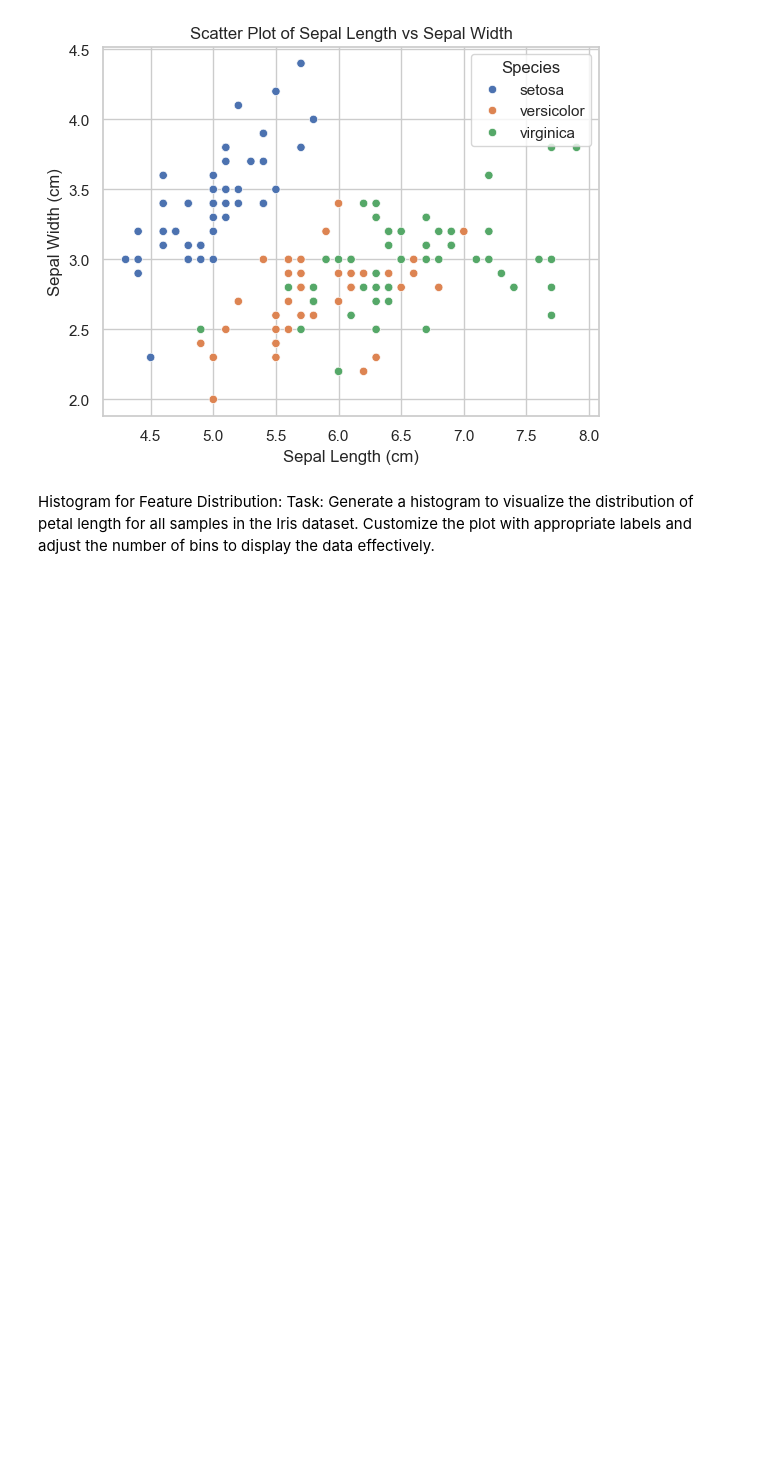
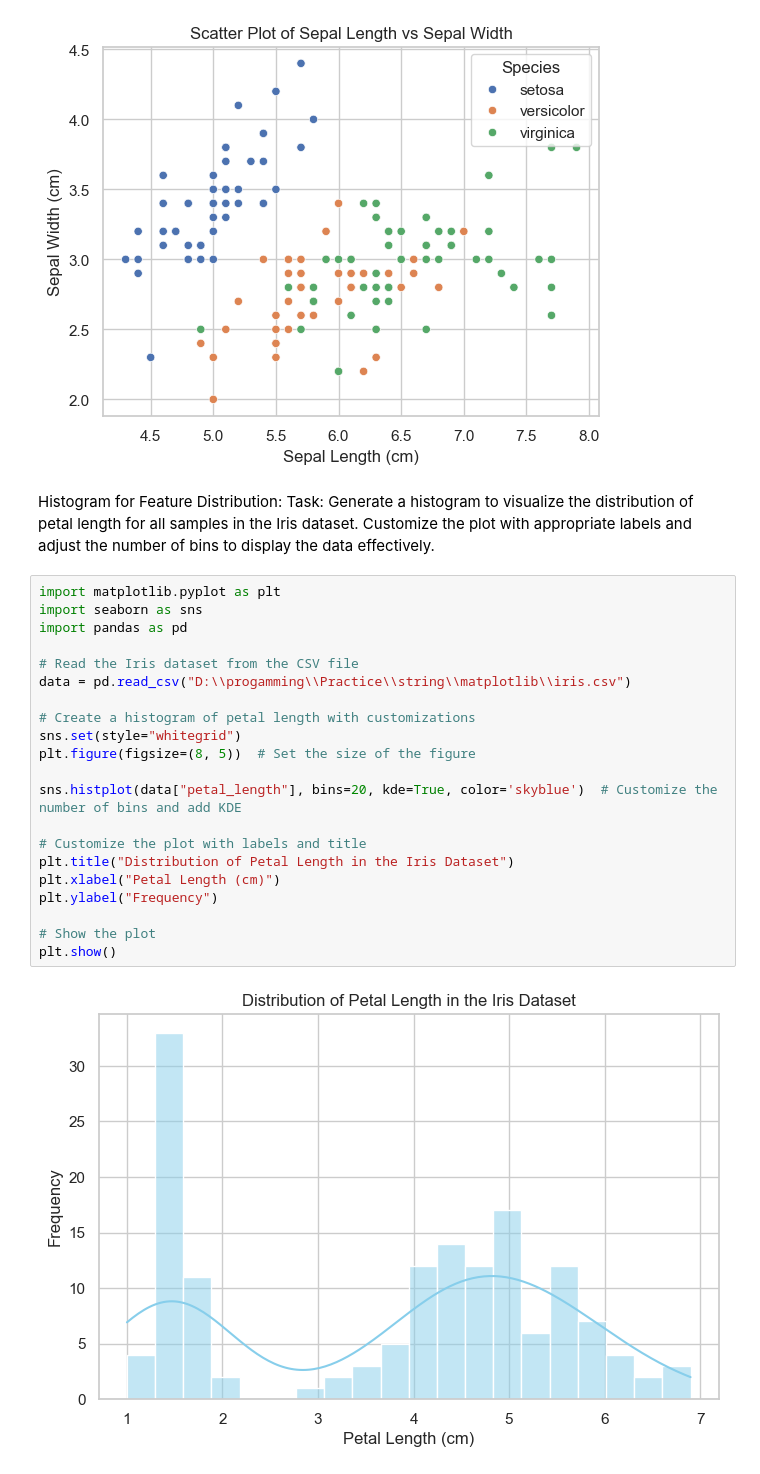
Before and after one commit to Bhuvanbhasker/Practice, a Jupyter notebook: string/matplotlib/iris.ipynb, the cells around one changed output. Saved outputs shown, nothing was run; the diff lists cells and outputs as text; blank space fills up the shorter version.

Commit message:
string

```diff
--- a/string/matplotlib/iris.ipynb
+++ b/string/matplotlib/iris.ipynb
@@ -37,3 +37,26 @@ plt.show()
 [figure]
 # %% [markdown]
 Histogram for Feature Distribution: Task: Generate a histogram to visualize the distribution of petal length for all samples in the Iris dataset. Customize the plot with appropriate labels and adjust the number of bins to display the data effectively.
+# %%
+import matplotlib.pyplot as plt
+import seaborn as sns
+import pandas as pd
+
+# Read the Iris dataset from the CSV file
+data = pd.read_csv("D:\\progamming\\Practice\\string\\matplotlib\\iris.csv")
+
+# Create a histogram of petal length with customizations
+sns.set(style="whitegrid")
+plt.figure(figsize=(8, 5))  # Set the size of the figure
+
+sns.histplot(data["petal_length"], bins=20, kde=True, color='skyblue')  # Customize the number of bins and add KDE
+
+# Customize the plot with labels and title
+plt.title("Distribution of Petal Length in the Iris Dataset")
+plt.xlabel("Petal Length (cm)")
+plt.ylabel("Frequency")
+
+# Show the plot
+plt.show()
+# %% [output]
+[figure, added]
```
Also changed, not shown: parts of 6 cells of this notebook.
